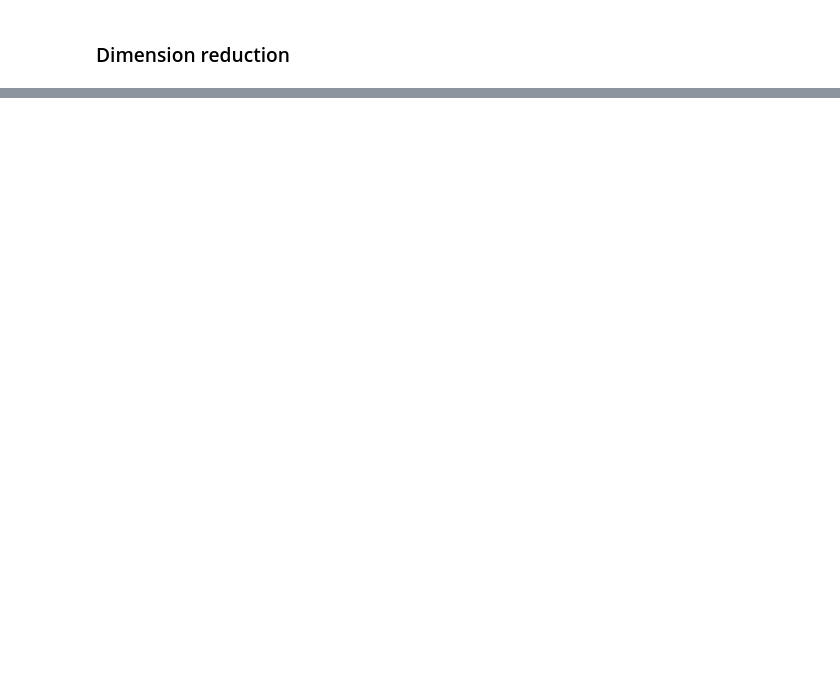
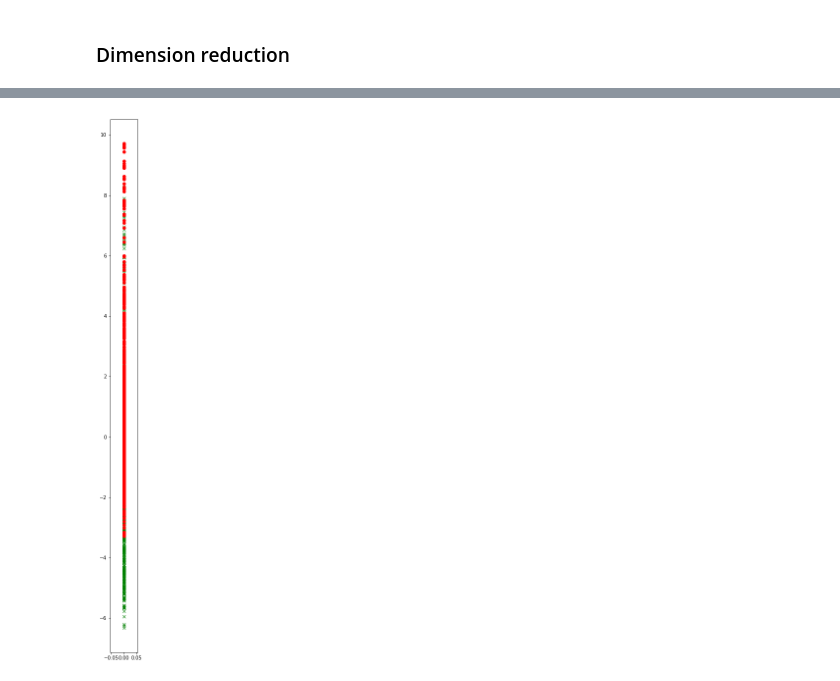
Before and after one commit to McKingly/ED-Data-Mining, a Jupyter notebook: Testing.ipynb, the cells around one changed output, grey strips where cells are left out. Drawn from its saved outputs; the diff is of its cells as text; code cells hidden in the pictures; blank space fills up the shorter version.

```diff
--- a/Testing.ipynb
+++ b/Testing.ipynb
@@ -129 +166,12 @@ finalDf
+# %%
+plt.figure(figsize = (1,20))
+
+for i in range(0,len(finalDf)):
+    if finalDf.iloc[i]['class'] == 0:
+        plt.plot(0,finalDf.iloc[i]['principal component 2'],'x',c = 'g')
+    else:
+        plt.plot(0,finalDf.iloc[i]['principal component 2'],'o',c = 'r')
+plt.show()
+# %% [output]
+[figure, added]
 # %%
```
Also changed, not shown: parts of 9 cells of this notebook.
